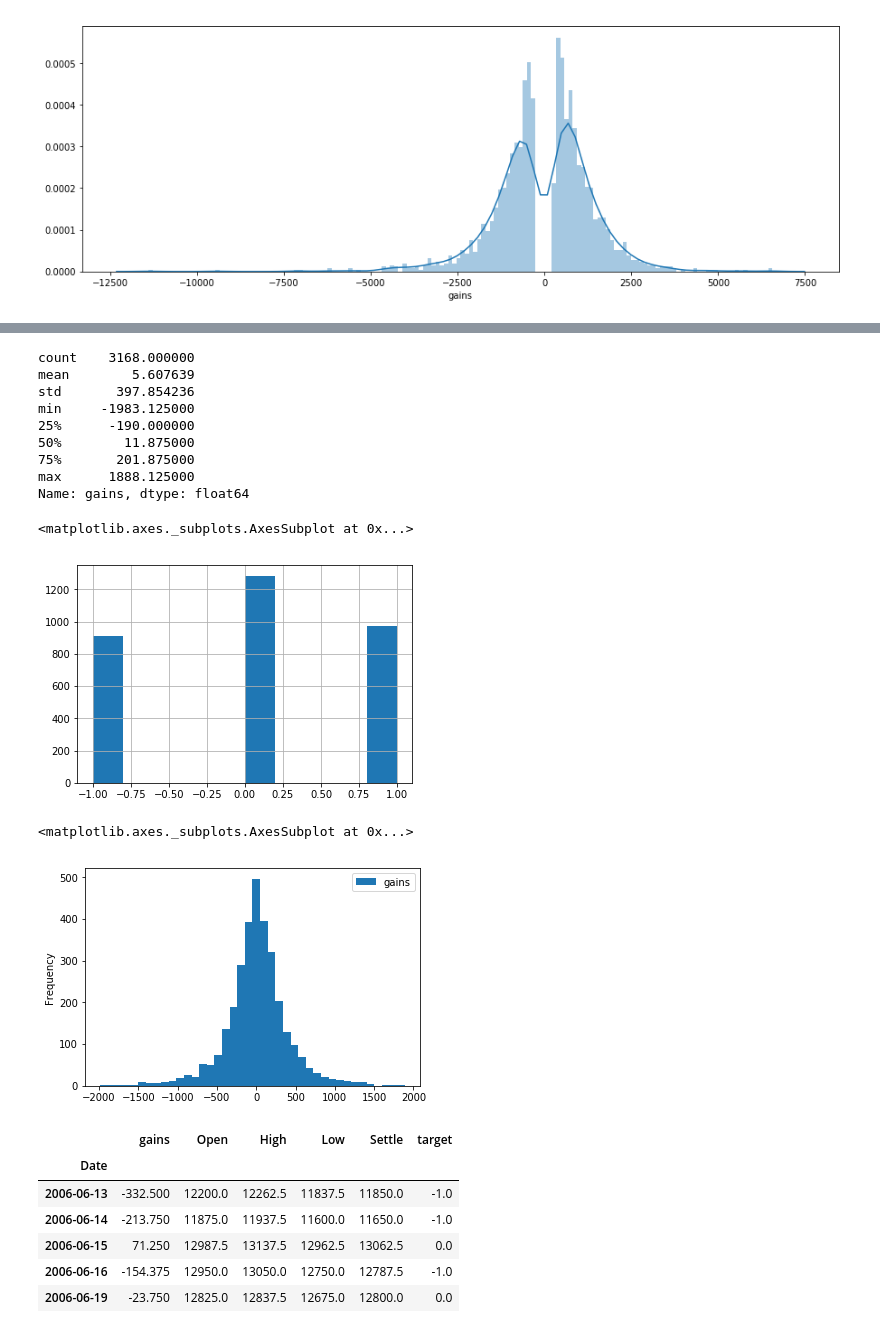
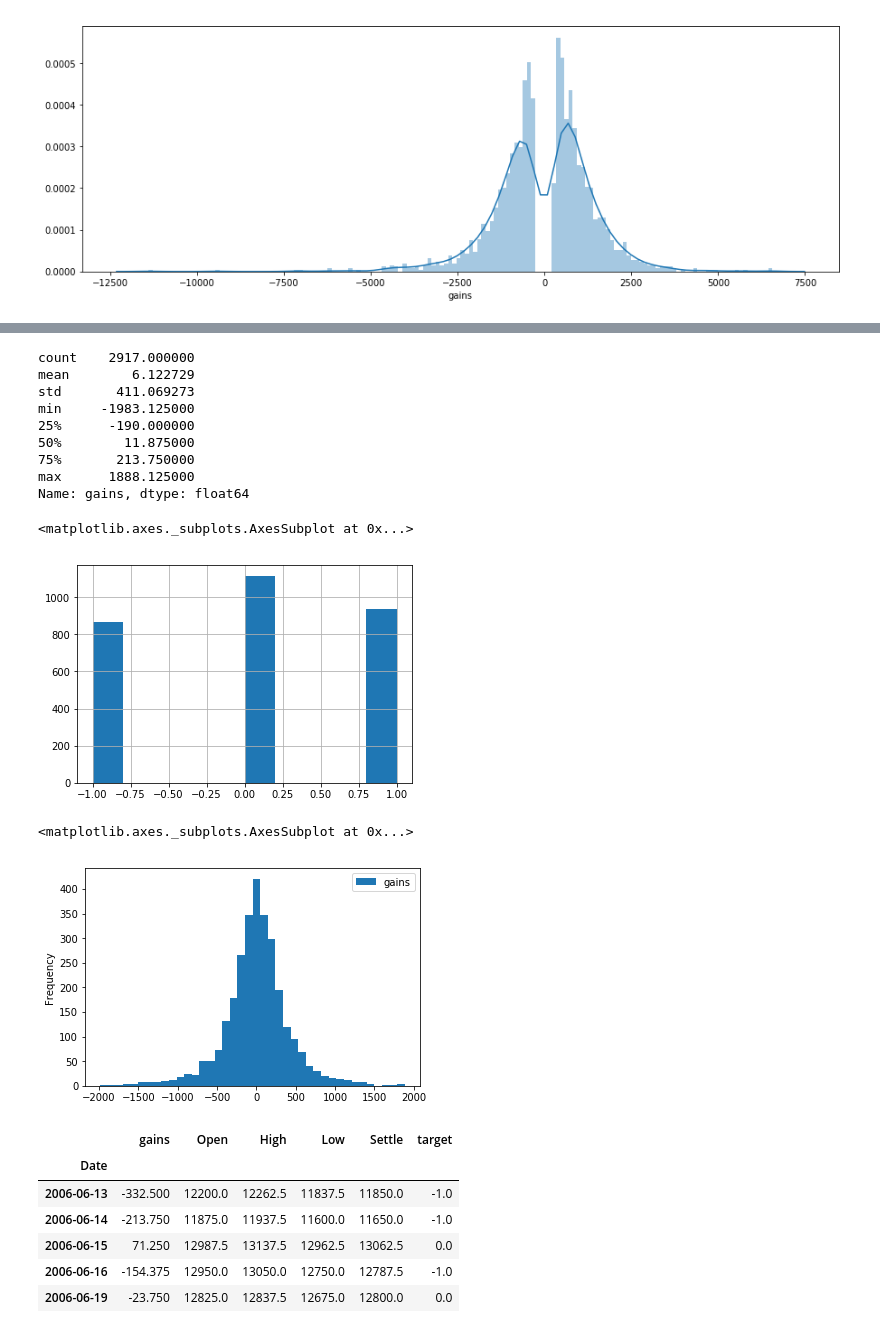
Before and after one commit to IzidoroBaltazar/MachineLearningEngineer, a Jupyter notebook: capstone_project/trading_project.ipynb, the cells around one changed output, grey strips where cells are left out. Saved outputs shown, nothing was run; the diff lists cells and outputs as text; code cells hidden in the pictures.

```diff
--- a/capstone_project/trading_project.ipynb
+++ b/capstone_project/trading_project.ipynb
@@ -104,8 +119,8 @@ def get_wr(df, n_days):
 # %%
-def calculate_target(row):
-    global fee, delta, stop_loss, treshold
+def calculate_target(row, threshold):
+    global fee, delta, stop_loss
     volatility = (row['Settle']-row['Open'])*delta
-    if abs(volatility) > fee + treshold:
+    if abs(volatility) > fee + threshold:
         if volatility > 0:
             return 1
         else:
@@ -115,11 +130,11 @@ def calculate_target(row):
     return df
 
 
-def create_trade_outcomes(df, contracts, treshold):
+def create_trade_outcomes(df, contracts, threshold):
     ans_df = pd.DataFrame([])
     ans_df['gains'] = (df['Settle'] - df['Open'])*0.95*contracts
     ans_df = pd.concat([ans_df, df[['Open', 'High', 'Low', 'Settle']]*contracts], axis=1)
-    ans_df['target'] = ans_df.apply(calculate_target, axis=1)
+    ans_df['target'] = ans_df.apply(lambda x: calculate_target(x, threshold), axis=1)
     print(ans_df.head(5))
     return ans_df.shift(-1)
 # %%
@@ -261,9 +276,9 @@ sns.distplot(sr, bins=150, ax=ax)
 # %%
 # Corn Contract has 5000 bushels contract is in cents therefore 50 contracts are producing desired values
 contracts = 50
-treshold = 150
-corn_gains = create_trade_outcomes(corn, contracts, treshold)
-corn_gains.head(5)
+threshold = 150
+corn_gains = create_trade_outcomes(corn, contracts, threshold)
+corn_gains_train = corn_gains.loc[corn_gains.index < '2018-1-1']
 # %% [output]
               gains     Open     High      Low   Settle  target
 Date
@@ -282,26 +290,26 @@ Date
 # %%
-corn_gains.gains.describe()
+corn_gains_train.gains.describe()
 # %% [output]
-count    3168.000000
-mean        5.607639
-std       397.854236
+count    2917.000000
+mean        6.122729
+std       411.069273
 min     -1983.125000
 25%      -190.000000
 50%        11.875000
-75%       201.875000
+75%       213.750000
 max      1888.125000
 Name: gains, dtype: float64
 # %%
 get_wr(corn, 14)
 corn = pd.concat([corn, corn_gains[['target']]], axis=1)
 
-corn.target.hist()
+corn.loc[corn.index < '2018-1-1'].target.hist()
 # %% [output]
 <matplotlib.axes._subplots.AxesSubplot at 0x...>
-[figure, old version]
+[figure, new version]
 # %%
-corn_gains[['gains']].plot.hist(bins=40)
+corn_gains_train[['gains']].plot.hist(bins=40)
 # %% [output]
 <matplotlib.axes._subplots.AxesSubplot at 0x...>
-[figure, old version]
+[figure, new version]
 # %%
```
Also changed, not shown: parts of 24 cells of this notebook.
